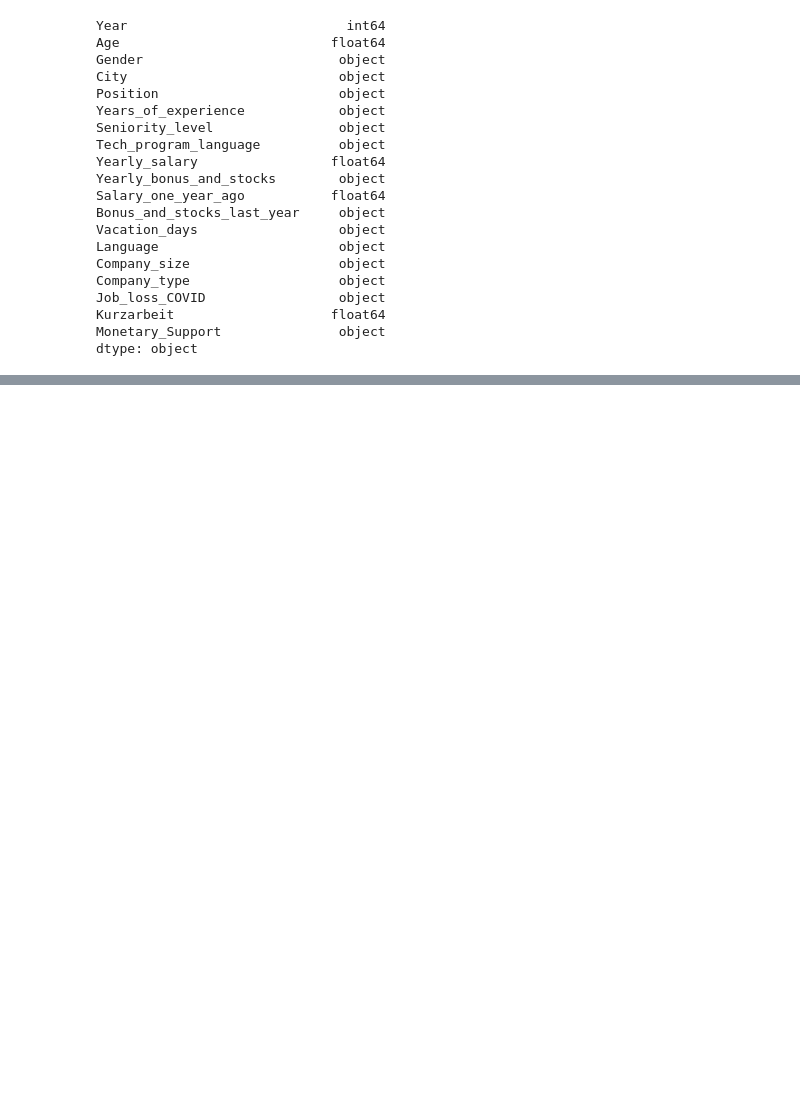
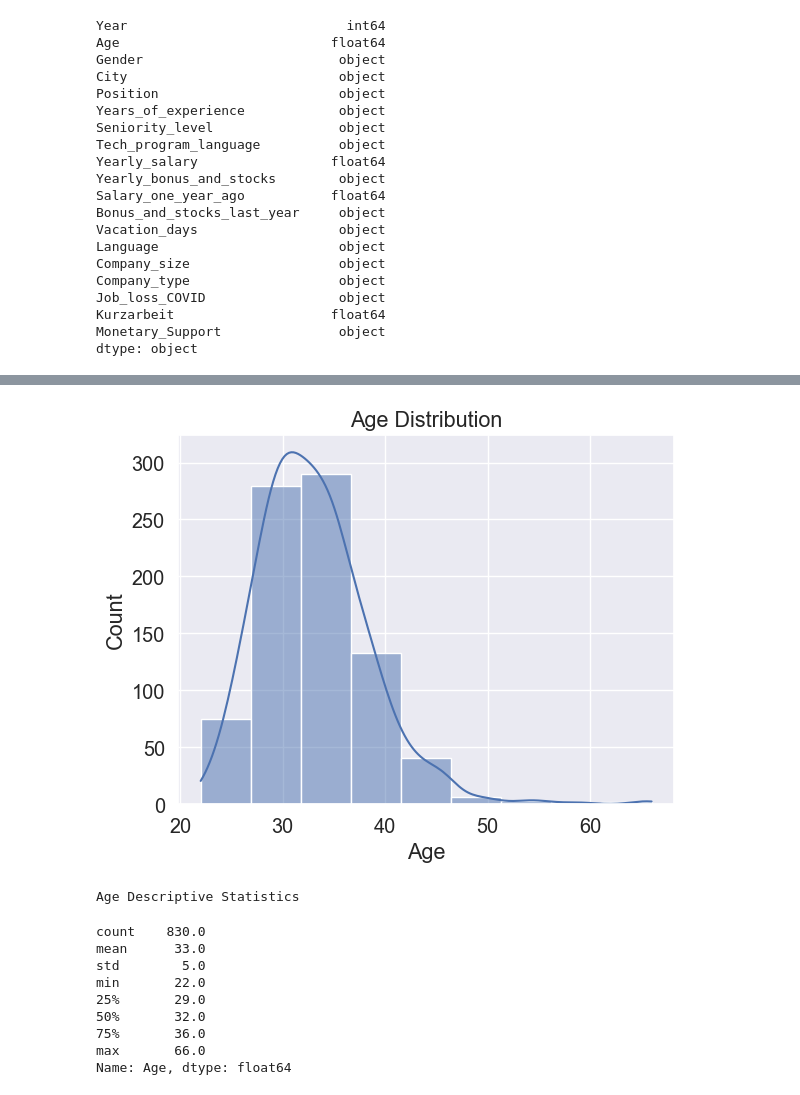
Before and after one commit to WahomeKennedy/EDA-project, a Jupyter notebook: eda_clean.ipynb, the cells around one changed output, grey strips where cells are left out. Cells and saved outputs as stored; diff of their text form; code cells hidden in the pictures; blank space fills up the shorter version.

```diff
--- a/eda_clean.ipynb
+++ b/eda_clean.ipynb
@@ -209,0 +211,19 @@ ValueError: Could not interpret value `Salary` for parameter `x`
+# %%
+sns.set(font_scale=1.3)
+plot=sns.histplot(data_filtered.Age,bins=9,kde=True)
+plt.title('Age Distribution')
+plt.show()
+print('Age Descriptive Statistics')
+data_filtered['Age'].describe().round()
+# %% [output]
+[figure, added]
+Age Descriptive Statistics
+count    830.0
+mean      33.0
+std        5.0
+min       22.0
+25%       29.0
+50%       32.0
+75%       36.0
+max       66.0
+Name: Age, dtype: float64
```
Also changed, not shown: parts of 4 cells of this notebook.
